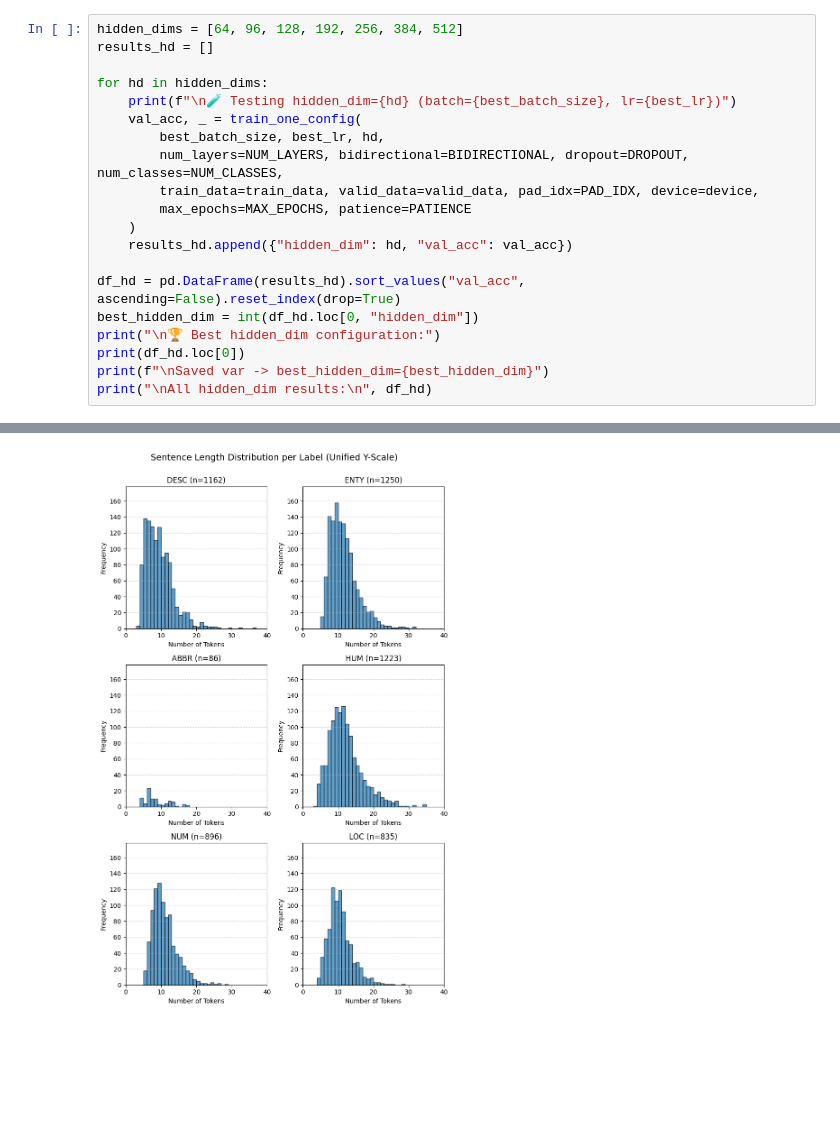
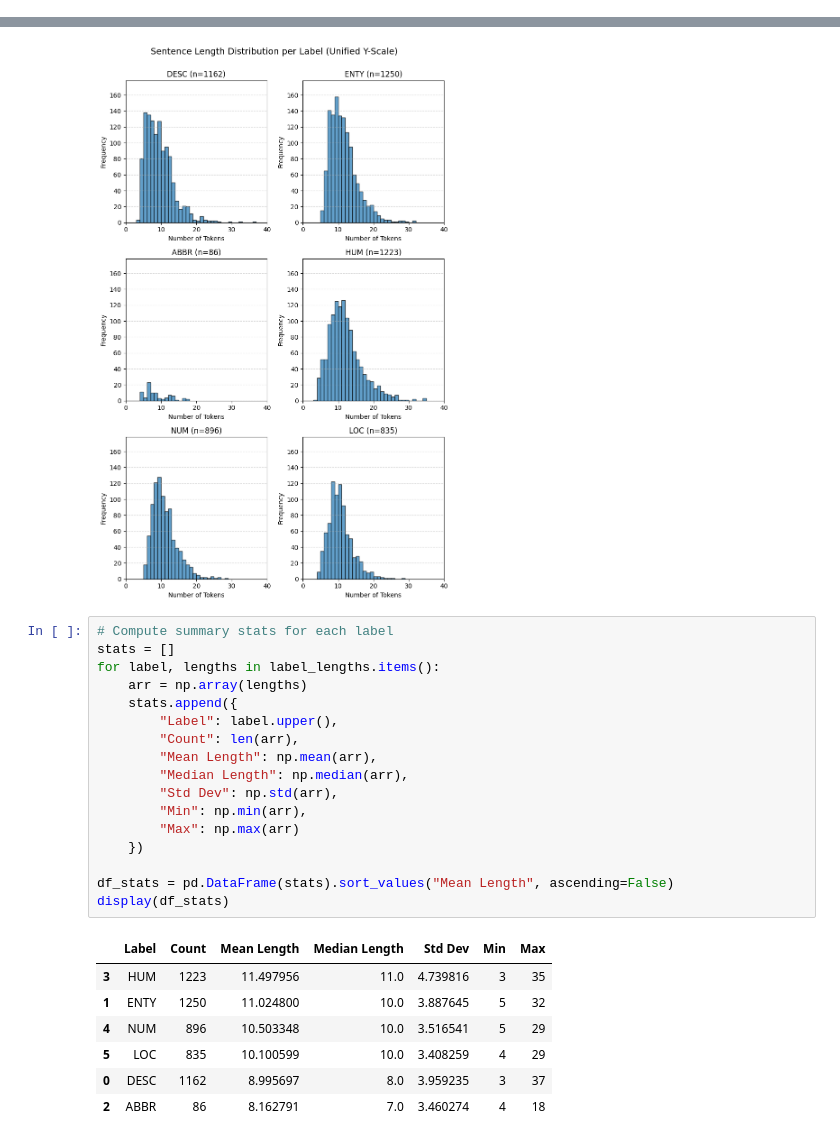
Before and after one commit to yukilam-space/SC4002-NLP, a Jupyter notebook: hs&yh/nlp_project_2.ipynb, the cells around one changed output, grey strips where cells are left out. Saved outputs shown, nothing was run; the diff lists cells and outputs as text; blank space fills up the shorter version.

```diff
--- a/hs&yh/nlp_project_2.ipynb
+++ b/hs&yh/nlp_project_2.ipynb
@@ -662,20 +280,0 @@ Saved vars -> best_batch_size=128, best_lr=0.0005
-# %%
-hidden_dims = [64, 96, 128, 192, 256, 384, 512]
-results_hd = []
-
-for hd in hidden_dims:
-    print(f"\n🧪 Testing hidden_dim={hd} (batch={best_batch_size}, lr={best_lr})")
-    val_acc, _ = train_one_config(
-        best_batch_size, best_lr, hd,
-        num_layers=NUM_LAYERS, bidirectional=BIDIRECTIONAL, dropout=DROPOUT, num_classes=NUM_CLASSES,
-        train_data=train_data, valid_data=valid_data, pad_idx=PAD_IDX, device=device,
-        max_epochs=MAX_EPOCHS, patience=PATIENCE
-    )
-    results_hd.append({"hidden_dim": hd, "val_acc": val_acc})
-
-df_hd = pd.DataFrame(results_hd).sort_values("val_acc", ascending=False).reset_index(drop=True)
-best_hidden_dim = int(df_hd.loc[0, "hidden_dim"])
-print("\n🏆 Best hidden_dim configuration:")
-print(df_hd.loc[0])
-print(f"\nSaved var -> best_hidden_dim={best_hidden_dim}")
-print("\nAll hidden_dim results:\n", df_hd)
@@ -1784,3 +1366,28 @@ plt.suptitle("Sentence Length Distribution per Label (Unified Y-Scale)", fontsiz
 plt.show()
 # %% [output]
 [figure]
+# %%
+# Compute summary stats for each label
+stats = []
+for label, lengths in label_lengths.items():
+    arr = np.array(lengths)
+    stats.append({
+        "Label": label.upper(),
+        "Count": len(arr),
+        "Mean Length": np.mean(arr),
+        "Median Length": np.median(arr),
+        "Std Dev": np.std(arr),
+        "Min": np.min(arr),
+        "Max": np.max(arr)
+    })
+
+df_stats = pd.DataFrame(stats).sort_values("Mean Length", ascending=False)
+display(df_stats)
+# %% [output]
+|  | Label | Count | Mean Length | Median Length | Std Dev | Min | Max |
+| 3 | HUM | 1223 | 11.497956 | 11.0 | 4.739816 | 3 | 35 |
+| 1 | ENTY | 1250 | 11.024800 | 10.0 | 3.887645 | 5 | 32 |
+| 4 | NUM | 896 | 10.503348 | 10.0 | 3.516541 | 5 | 29 |
+| 5 | LOC | 835 | 10.100599 | 10.0 | 3.408259 | 4 | 29 |
+| 0 | DESC | 1162 | 8.995697 | 8.0 | 3.959235 | 3 | 37 |
+| 2 | ABBR | 86 | 8.162791 | 7.0 | 3.460274 | 4 | 18 |
```
Also changed, not shown: parts of 47 cells of this notebook.
